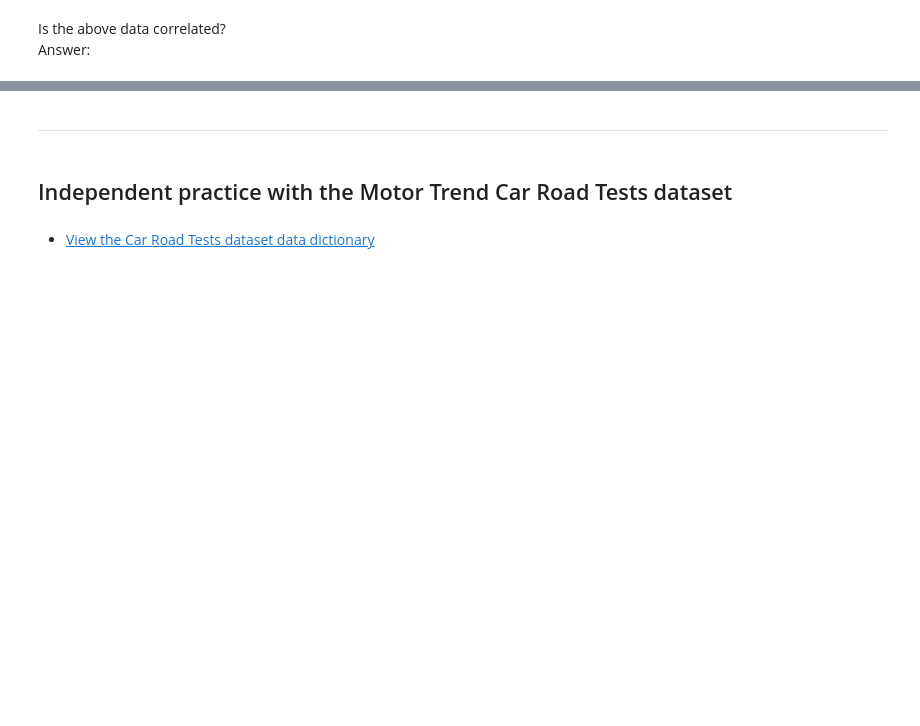
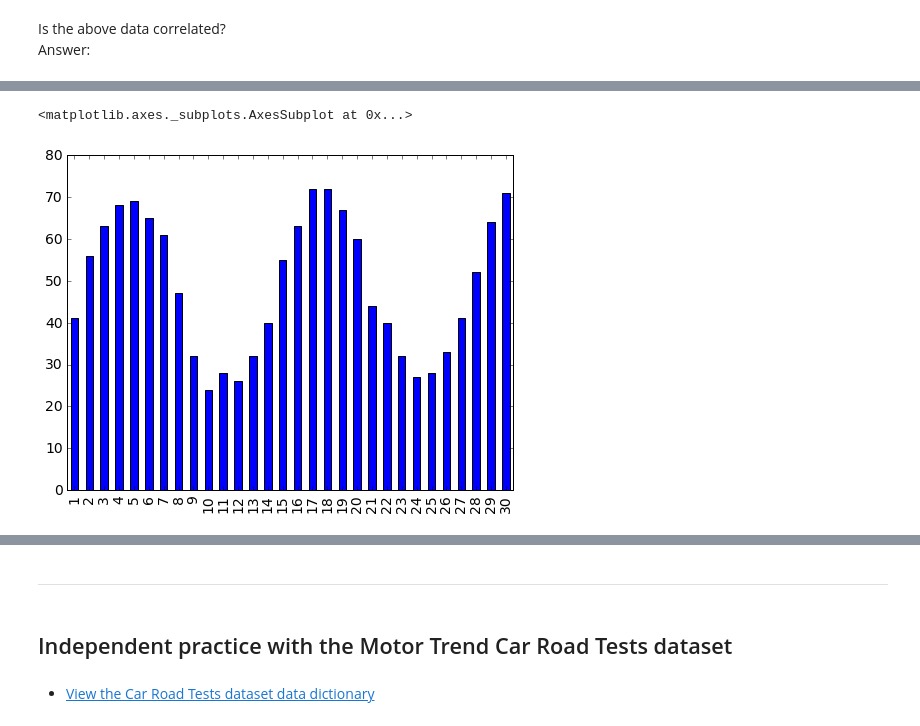
Before and after one commit to geluso/data-science, a Jupyter notebook: notebooks/03_correlation_exercise_ice_cream_and_car_data.ipynb, the cells around one changed output, grey strips where cells are left out. Drawn from its saved outputs; the diff is of its cells as text; code cells hidden in the pictures; blank space fills up the shorter version.

```diff
--- a/notebooks/03_correlation_exercise_ice_cream_and_car_data.ipynb
+++ b/notebooks/03_correlation_exercise_ice_cream_and_car_data.ipynb
@@ -54,3 +123,8 @@ ice.temp.plot.density()
+# %%
+ice.temp.plot(kind="bar")
+# %% [output]
+<matplotlib.axes._subplots.AxesSubplot at 0x...>
+[figure, added]
 # %%
 # display the main statistical metrics of the ice dataframe
 ice.describe()
```
Also changed, not shown: parts of 13 cells of this notebook, 2 other files.
